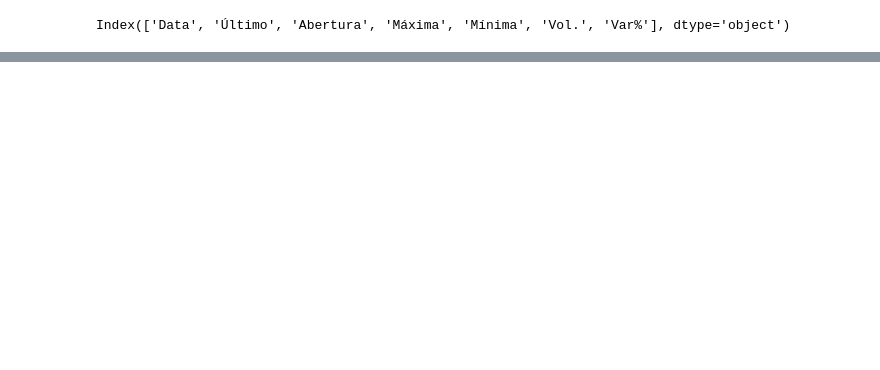
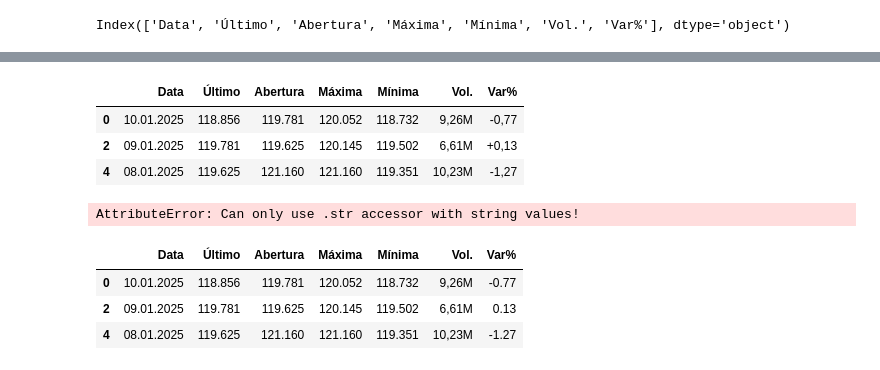
Before and after one commit to SandraRojasZ/Ibovespa-futuro, a Jupyter notebook: ibov-prev.ipynb, the cells around one changed output, grey strips where cells are left out. Cells and saved outputs as stored; diff of their text form; code cells hidden in the pictures; blank space fills up the shorter version.

```diff
--- a/ibov-prev.ipynb
+++ b/ibov-prev.ipynb
@@ -228,0 +296,18 @@ Index(['Data', 'Último', 'Abertura', 'Máxima', 'Mínima', 'Vol.', 'Var%'], dty
+# %%
+dados.head(3)
+# %% [output]
+|  | Data | Último | Abertura | Máxima | Mínima | Vol. | Var% |
+| 0 | 10.01.2025 | 118.856 | 119.781 | 120.052 | 118.732 | 9,26M | -0,77 |
+| 2 | 09.01.2025 | 119.781 | 119.625 | 120.145 | 119.502 | 6,61M | +0,13 |
+| 4 | 08.01.2025 | 119.625 | 121.160 | 121.160 | 119.351 | 10,23M | -1,27 |
+# %%
+dados['Var%'] = dados['Var%'].str.replace(',', '.').astype(float)
+# %% [output]
+AttributeError: Can only use .str accessor with string values!
+# %%
+dados.head(3)
+# %% [output]
+|  | Data | Último | Abertura | Máxima | Mínima | Vol. | Var% |
+| 0 | 10.01.2025 | 118.856 | 119.781 | 120.052 | 118.732 | 9,26M | -0.77 |
+| 2 | 09.01.2025 | 119.781 | 119.625 | 120.145 | 119.502 | 6,61M | 0.13 |
+| 4 | 08.01.2025 | 119.625 | 121.160 | 121.160 | 119.351 | 10,23M | -1.27 |
```
Also changed, not shown: parts of 32 cells of this notebook.
